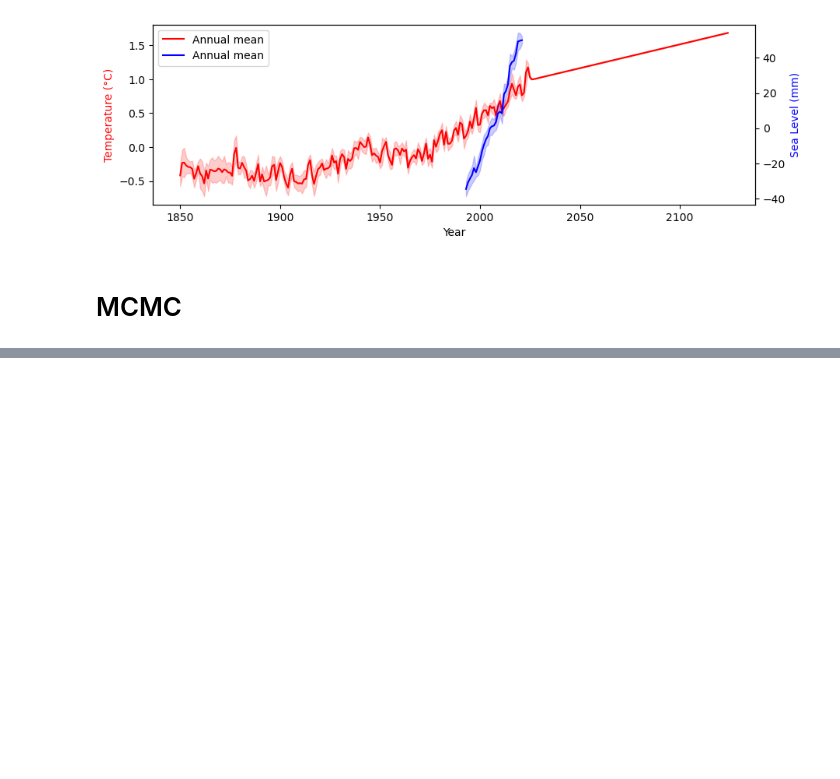
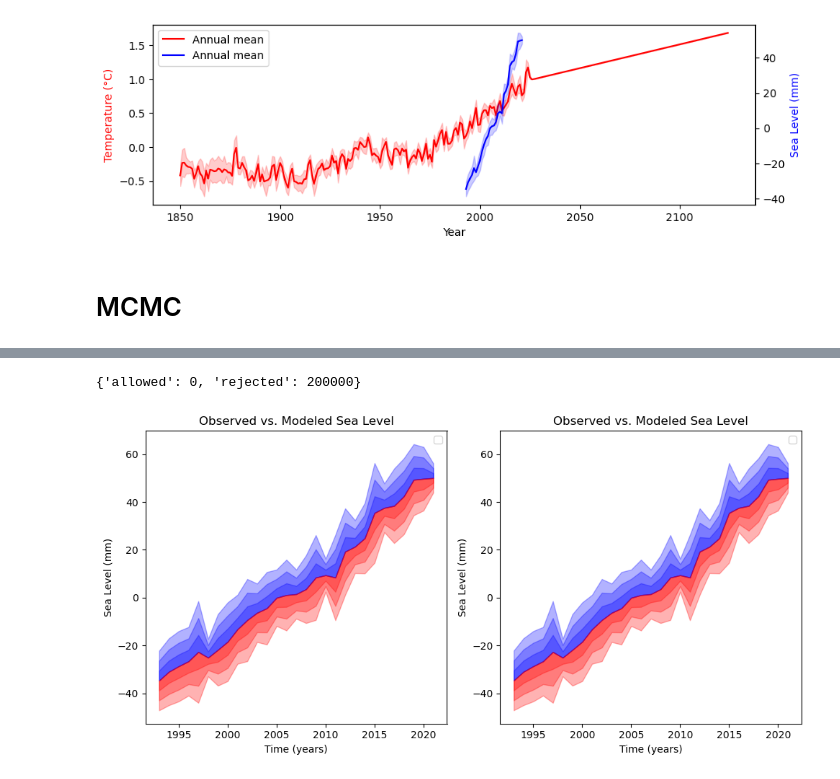
Before and after one commit to tonton-golio/sea-level-change-4box-model, a Jupyter notebook: notebooks/modelling_MCMC.ipynb, the cells around one changed output, grey strips where cells are left out. Cells and saved outputs as stored; diff of their text form; code cells hidden in the pictures; blank space fills up the shorter version.

```diff
--- a/notebooks/modelling_MCMC.ipynb
+++ b/notebooks/modelling_MCMC.ipynb
@@ -231,0 +222,51 @@ plt.show()
+# %%
+# show many samples
+fig, ax = plt.subplots(1, 2, figsize=(10, 5))
+def S_allowed(S_model_full, S_obs, sigma):
+    S_cut = S_model_full[143:-103]
+
+    return (np.abs(S_cut-S_obs) < sigma*3.0).all()
+
+decision = {
+    'allowed': 0,
+    'rejected': 0
+}
+from tqdm import tqdm
+for i in tqdm(range(200000)):
+    # Use the median parameters to compute the modeled sea level
+    params = samples[-i]
+    # S_model_full = np.cumsum(get_dS(T, *params))
+    S_model_full = get_S(T, *params)
+
+    if S_allowed(S_model_full, S_obs, sigma):
+        decision['allowed'] += 1
+        # Plot the observed vs. modeled sea level
+        ax[0].plot(time, S_model_full, color='black', alpha=.09)
+        ax[1].plot(time[143:-103], S_model_full[143:-103], color='black', alpha=.3)
+    else:
+        decision['rejected'] += 1
+
+    # plt.plot(time, S_model_full, color='red', alpha=0.01)
+print(decision)
+# observed sea level
+# Add uncertainty bounds
+for i in range(2):
+    # ax[i].plot(time[143:-103], S_obs, label='Observed Sea Level', color='green')
+    for j in range(1,4):
+        ax[i].fill_between(time[143:-103], S_obs, S_obs + sigma*j, color='blue', alpha=0.3)
+        ax[i].fill_between(time[143:-103], S_obs, S_obs - sigma*j, color='red', alpha=0.3)
+
+
+
+# Add uncertainty bounds
+
+for axis in ax:
+    axis.set_xlabel('Time (years)')
+    axis.set_ylabel('Sea Level (mm)')
+    axis.set_title('Observed vs. Modeled Sea Level')
+    axis.legend()
+plt.tight_layout()
+plt.show()
+# %% [output]
+{'allowed': 0, 'rejected': 200000}
+[figure, added]
```
Also changed, not shown: parts of 4 cells of this notebook, 3 other files.
